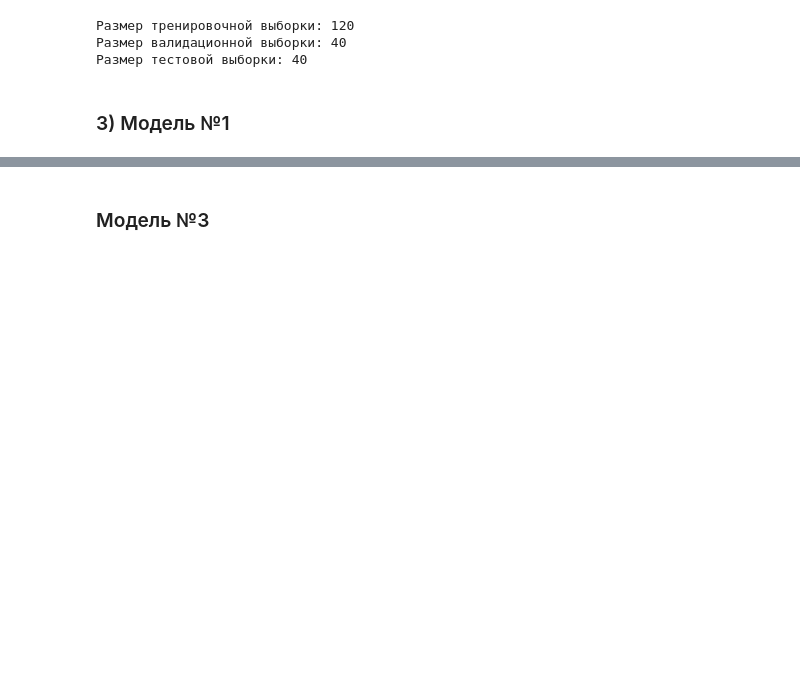
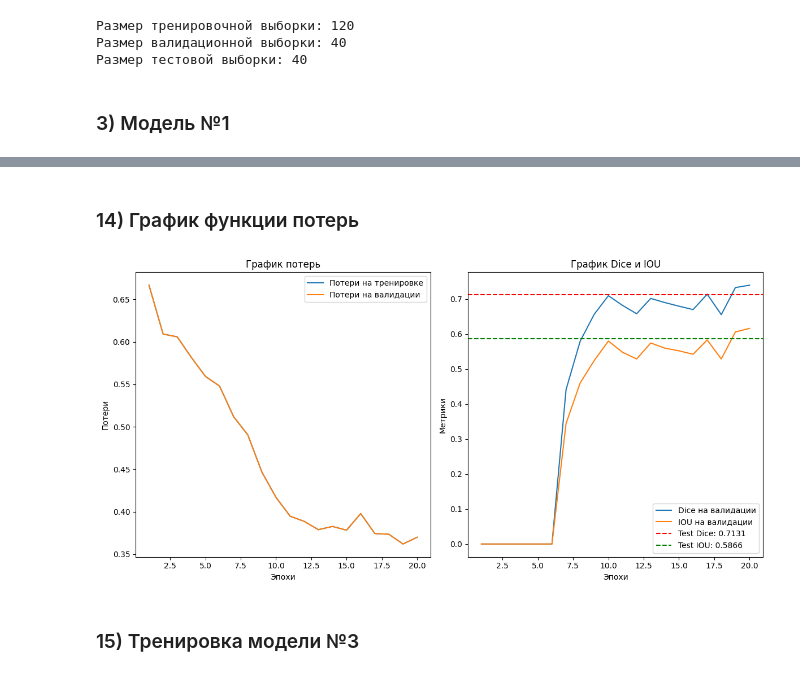
Before and after one commit to TheAlexGrimes30/Neural-Networks, a Jupyter notebook: AutoEncoder/AutoEncoder.ipynb, the cells around one changed output, grey strips where cells are left out. Drawn from its saved outputs; the diff is of its cells as text; code cells hidden in the pictures; blank space fills up the shorter version.

```diff
--- a/AutoEncoder/AutoEncoder.ipynb
+++ b/AutoEncoder/AutoEncoder.ipynb
@@ -216,2 +582,30 @@ class UNet(nn.Module):
+# %% [markdown]
+### 14) График функции потерь
+# %%
+epochs_range = range(1, len(train_losses) + 1)
+plt.figure(figsize=(12, 6))
+
+plt.subplot(1, 2, 1)
+plt.plot(epochs_range, train_losses, label='Потери на тренировке')
+plt.plot(epochs_range, val_losses, label='Потери на валидации')
+plt.xlabel('Эпохи')
+plt.ylabel('Потери')
+plt.title('График потерь')
+plt.legend()
+
+plt.subplot(1, 2, 2)
+plt.plot(epochs_range, val_dice_scores, label='Dice на валидации')
+plt.plot(epochs_range, val_iou_scores, label='IOU на валидации')
+plt.axhline(y=test_dice, color='r', linestyle='--', label=f'Test Dice: {test_dice:.4f}')
+plt.axhline(y=test_iou, color='g', linestyle='--', label=f'Test IOU: {test_iou:.4f}')
+plt.xlabel('Эпохи')
+plt.ylabel('Метрики')
+plt.title('График Dice и IOU')
+plt.legend()
+
+plt.tight_layout()
+plt.show()
+# %% [output]
+[figure, added]
 # %% [markdown]
-### Модель №3
+### 15) Тренировка модели №3
```
Also changed, not shown: parts of 27 cells of this notebook, 1 other file.
